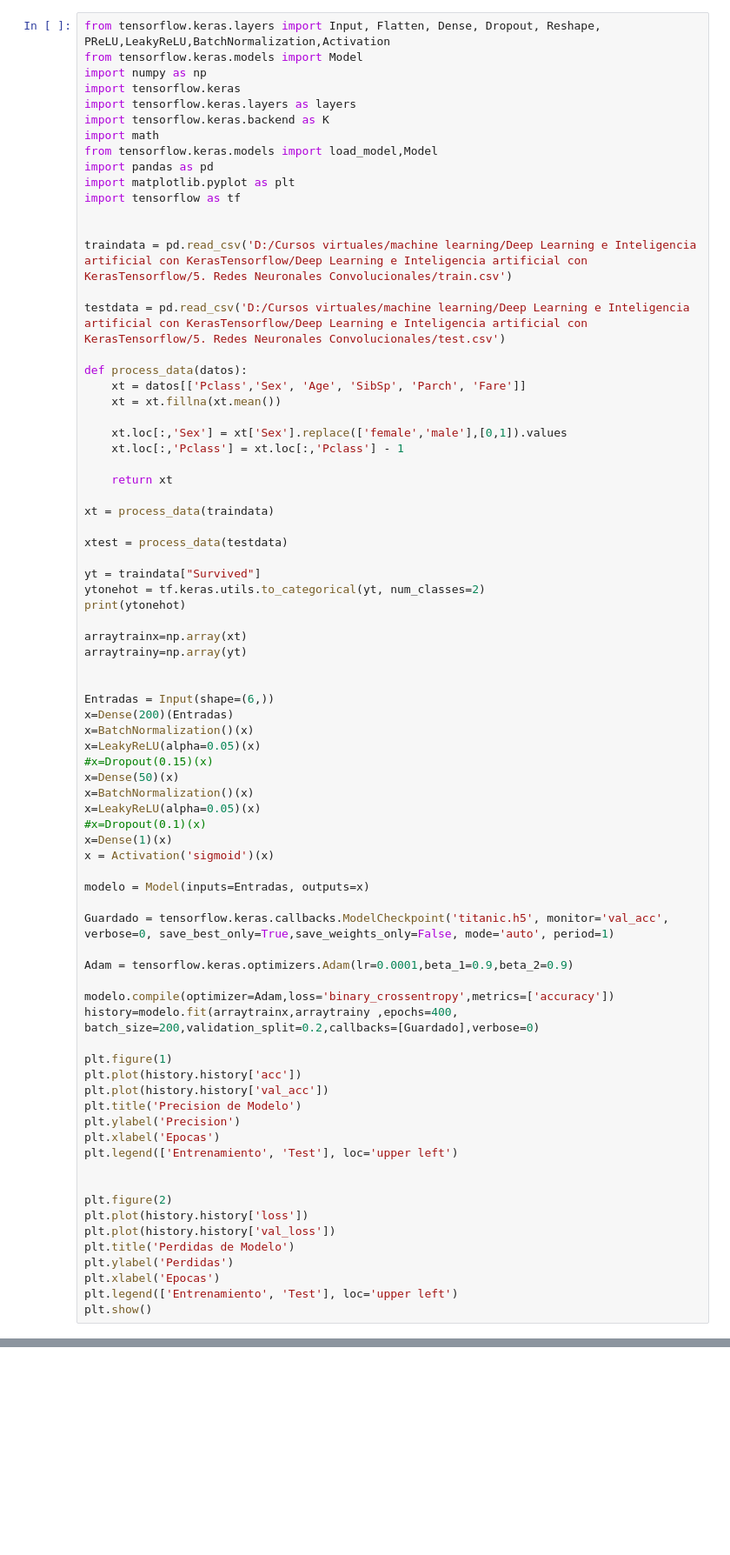
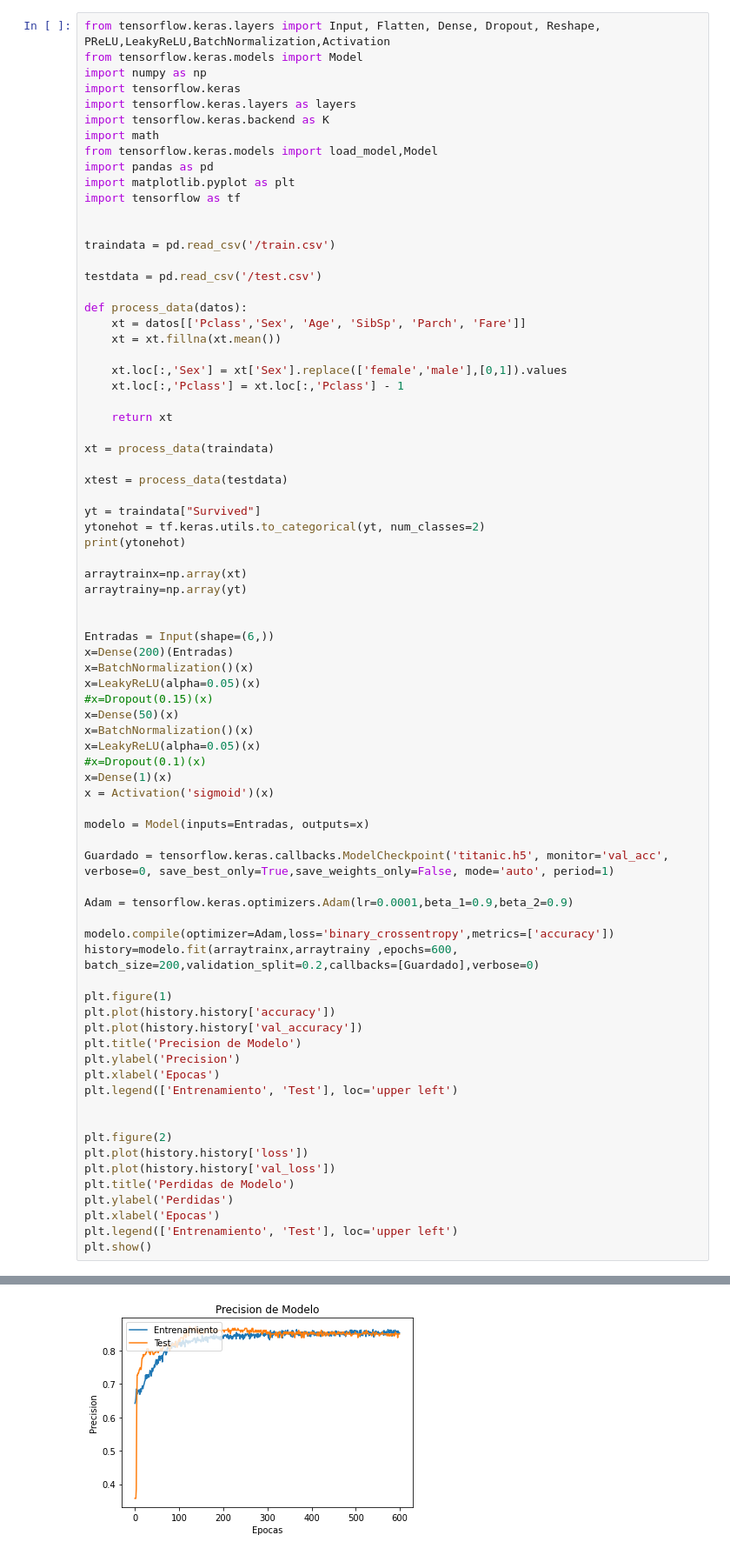
Before and after one commit to kalebsampaco/Ejercicios-en-google-colab, a Jupyter notebook: Clasificación_binaria_base_de_datos_titanic.ipynb, the cells around one changed output, grey strips where cells are left out. Shown at 87% size. Drawn from its saved outputs; the diff is of its cells as text; blank space fills up the shorter version.

```diff
--- a/Clasificación_binaria_base_de_datos_titanic.ipynb
+++ b/Clasificación_binaria_base_de_datos_titanic.ipynb
@@ -14,9 +14,9 @@ import matplotlib.pyplot as plt
 import tensorflow as tf
 
 
-traindata = pd.read_csv('D:/Cursos virtuales/machine learning/Deep Learning e Inteligencia artificial con KerasTensorflow/Deep Learning e Inteligencia artificial con KerasTensorflow/5. Redes Neuronales Convolucionales/train.csv')
+traindata = pd.read_csv('/train.csv')
 
-testdata = pd.read_csv('D:/Cursos virtuales/machine learning/Deep Learning e Inteligencia artificial con KerasTensorflow/Deep Learning e Inteligencia artificial con KerasTensorflow/5. Redes Neuronales Convolucionales/test.csv')
+testdata = pd.read_csv('/test.csv')
 
 def process_data(datos):
     xt = datos[['Pclass','Sex', 'Age', 'SibSp', 'Parch', 'Fare']]
@@ -58,11 +58,11 @@ Guardado = tensorflow.keras.callbacks.ModelCheckpoint('titanic.h5', monitor='val
 Adam = tensorflow.keras.optimizers.Adam(lr=0.0001,beta_1=0.9,beta_2=0.9)
 
 modelo.compile(optimizer=Adam,loss='binary_crossentropy',metrics=['accuracy'])
-history=modelo.fit(arraytrainx,arraytrainy ,epochs=400, batch_size=200,validation_split=0.2,callbacks=[Guardado],verbose=0)
+history=modelo.fit(arraytrainx,arraytrainy ,epochs=600, batch_size=200,validation_split=0.2,callbacks=[Guardado],verbose=0)
 
 plt.figure(1)
-plt.plot(history.history['acc'])
-plt.plot(history.history['val_acc'])
+plt.plot(history.history['accuracy'])
+plt.plot(history.history['val_accuracy'])
 plt.title('Precision de Modelo')
 plt.ylabel('Precision')
 plt.xlabel('Epocas')
@@ -77,3 +77,4 @@ plt.ylabel('Perdidas')
 plt.xlabel('Epocas')
 plt.legend(['Entrenamiento', 'Test'], loc='upper left')
 plt.show()
+# %% [output]
@@ -79,0 +98 @@ plt.show()
+[figure, added]
```
Also changed, not shown: parts of 1 cell of this notebook.
